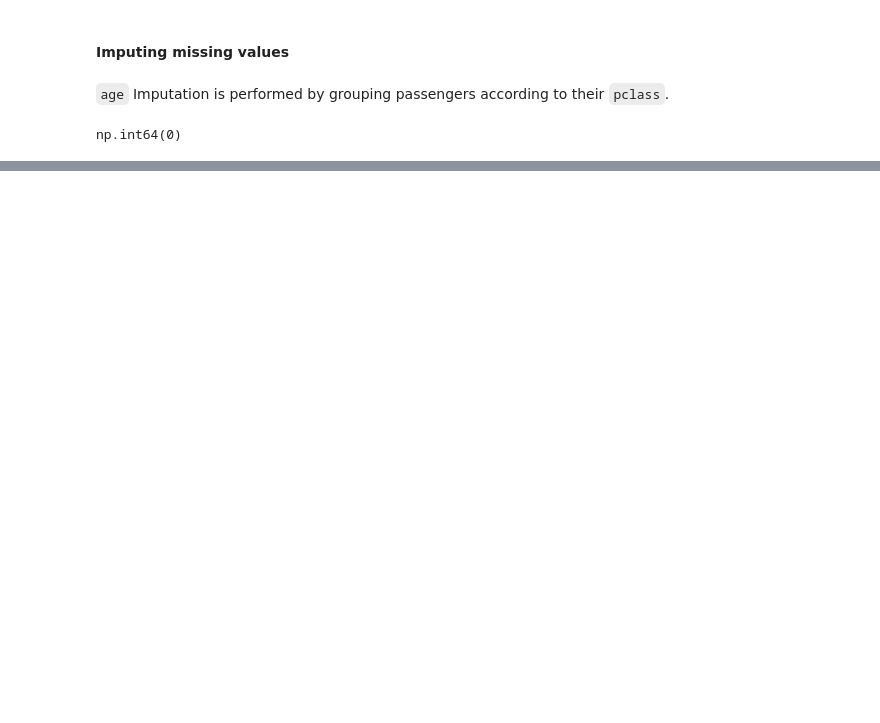
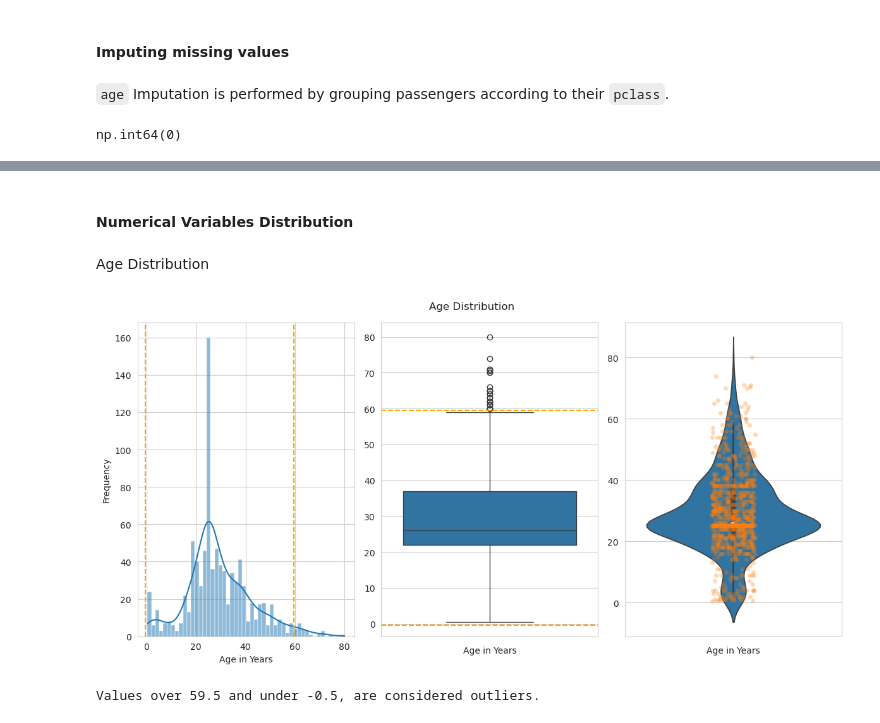
Before and after one commit to pahoalapizco/data_projects, a Jupyter notebook: notebooks/1.0-data_projects-analysis-titanic-survival.ipynb, the cells around one changed output, grey strips where cells are left out. Drawn from its saved outputs; the diff is of its cells as text; code cells hidden in the pictures; blank space fills up the shorter version.

```diff
--- a/notebooks/1.0-data_projects-analysis-titanic-survival.ipynb
+++ b/notebooks/1.0-data_projects-analysis-titanic-survival.ipynb
@@ -160,0 +160,3 @@ np.int64(0)
+# %%
+df["family_size"] = df["sib_sp"]+df["parch"]
+df[df["family_size"]>1].head()
@@ -160,0 +189,4 @@ np.int64(0)
+# %%
+sns.set_style(style='whitegrid')
+# %% [markdown]
+#### Numerical Variables Distribution
@@ -160,0 +247,7 @@ np.int64(0)
+# %% [markdown]
+Age Distribution
+# %%
+distribution_plots(df, "age", xlabel="Age in Years")
+# %% [output]
+[figure, added]
+Values over 59.5 and under -0.5, are considered outliers.
```
Also changed, not shown: parts of 22 cells of this notebook.
